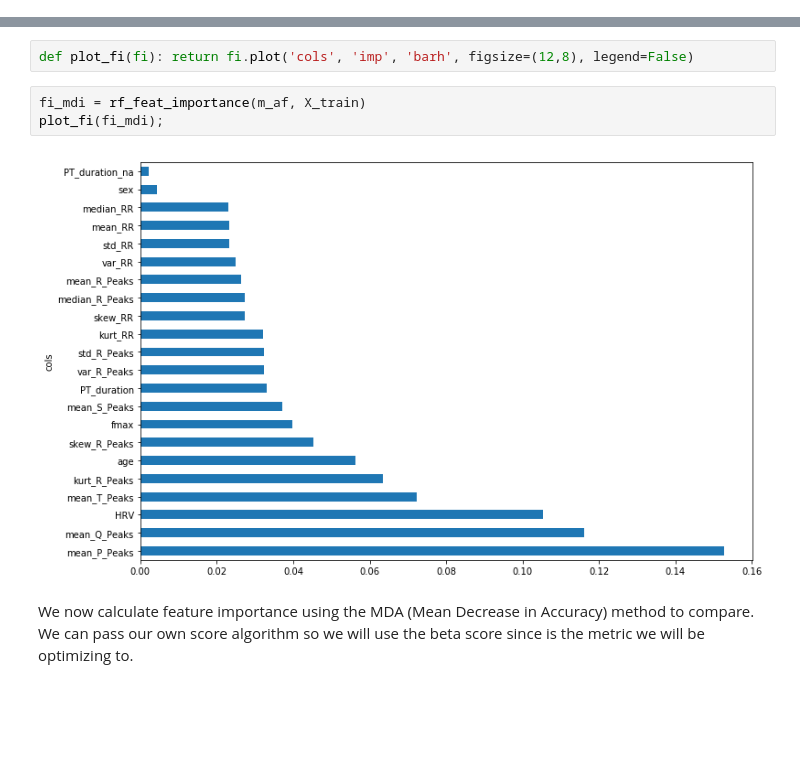
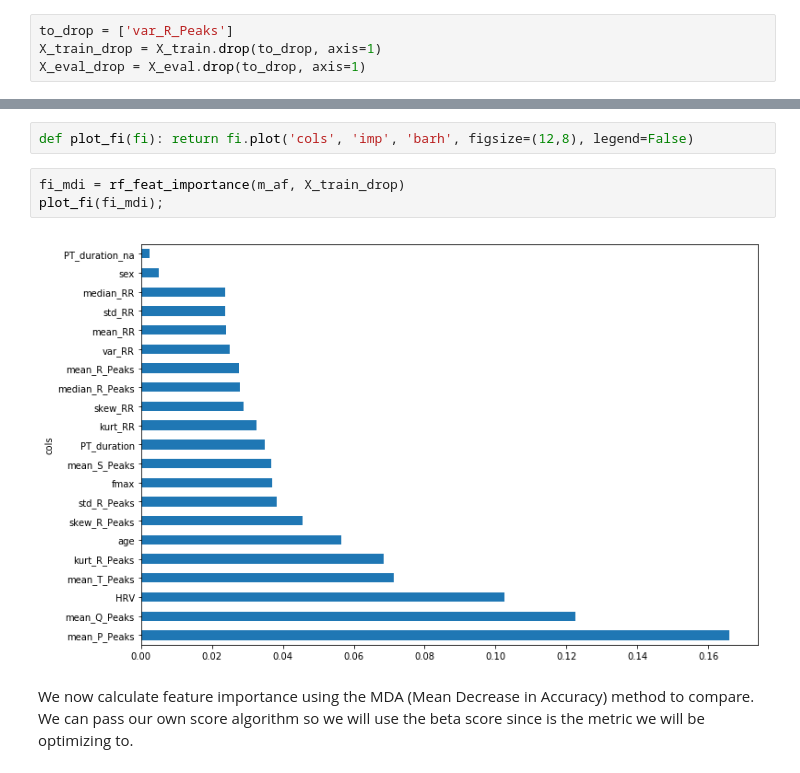
Before and after one commit to tomiambro/phys2020Classifier, a Jupyter notebook: AFDetection.ipynb, the cells around one changed output, grey strips where cells are left out. Drawn from its saved outputs; the diff is of its cells as text; blank space fills up the shorter version.

```diff
--- a/AFDetection.ipynb
+++ b/AFDetection.ipynb
@@ -277,0 +293,4 @@ INFO: 'AF_feature_testing' does not exist. Creating a new experiment
+# %%
+to_drop = ['var_R_Peaks']
+X_train_drop = X_train.drop(to_drop, axis=1)
+X_eval_drop = X_eval.drop(to_drop, axis=1)
@@ -282,10 +319,10 @@ We calculate the feature importance using the MDI (Mean Decrease in Impurity) me
 # %%
 def plot_fi(fi): return fi.plot('cols', 'imp', 'barh', figsize=(12,8), legend=False)
 # %%
-fi_mdi = rf_feat_importance(m_af, X_train)
+fi_mdi = rf_feat_importance(m_af, X_train_drop)
 plot_fi(fi_mdi);
 # %% [output]
-[figure, old version]
+[figure, new version]
 # %% [markdown]
 We now calculate feature importance using the MDA (Mean Decrease in Accuracy) method to compare. We can pass our own score algorithm so we will use the beta score since is the metric we will be optimizing to.
 # %% [markdown]
```
Also changed, not shown: parts of 30 cells of this notebook, 2 other files.
